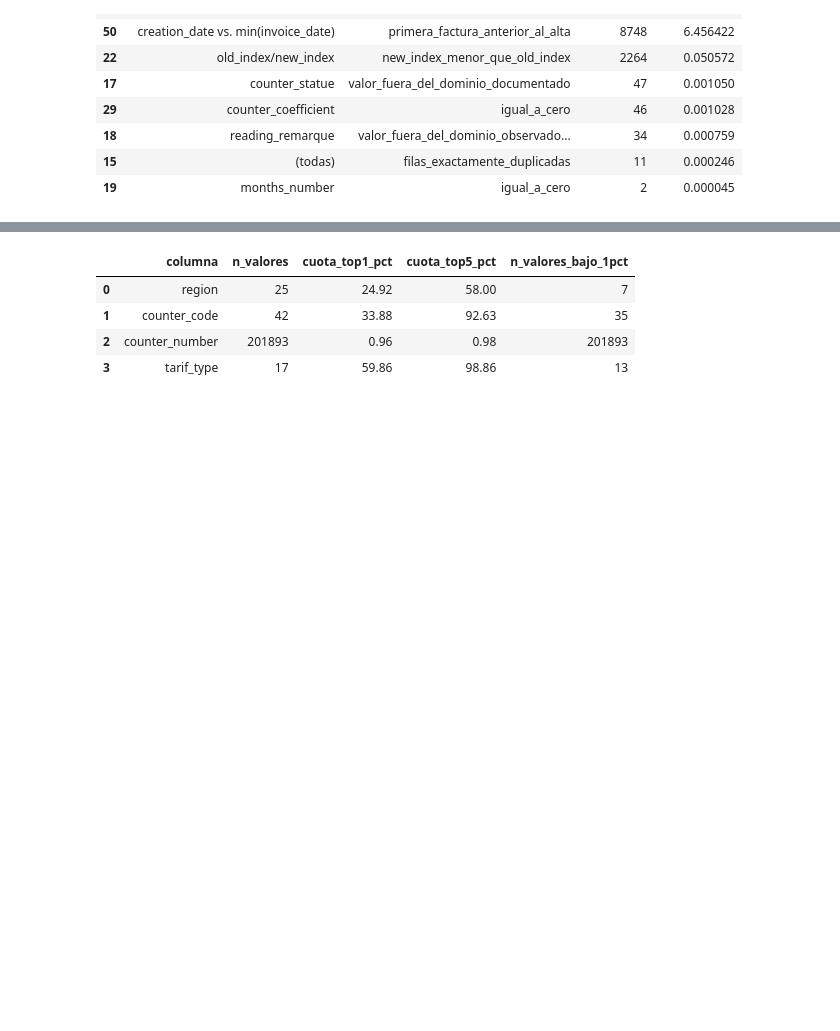
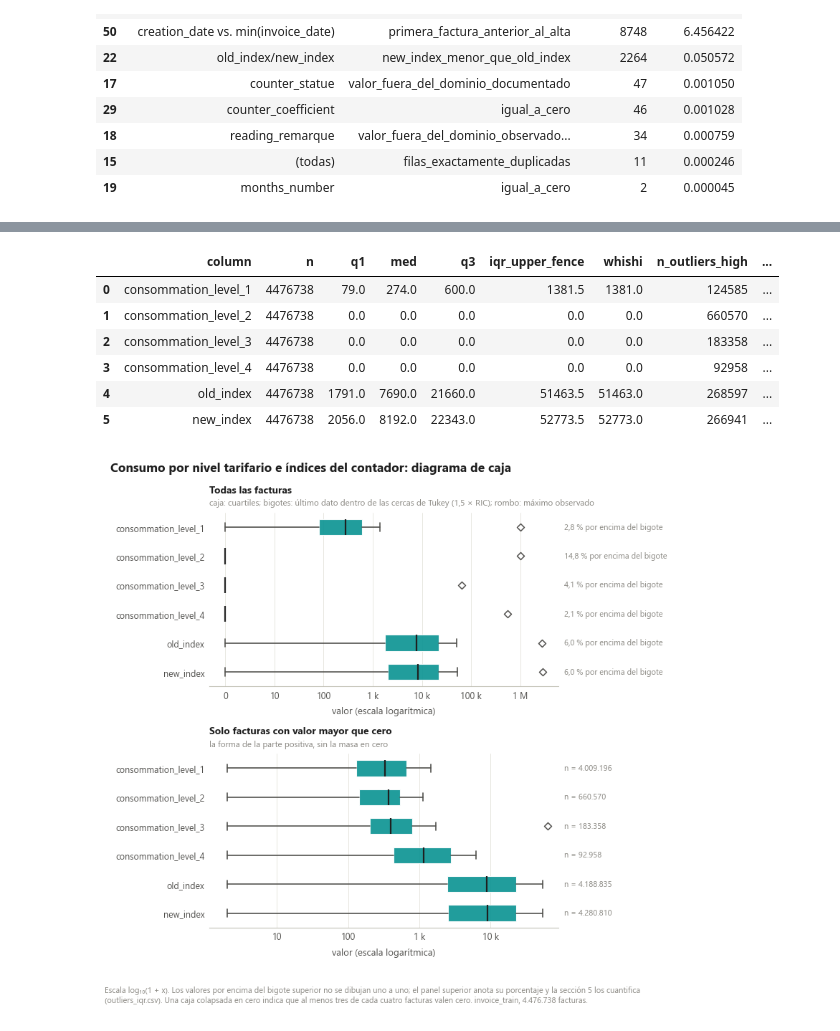
Before and after one commit to omedinaavilla/Fraud-detection-in-Energy-Consume, a Jupyter notebook: notebooks/01_eda.ipynb, the cells around one changed output, grey strips where cells are left out. Cells and saved outputs as stored; diff of their text form; code cells hidden in the pictures; blank space fills up the shorter version.

```diff
--- a/notebooks/01_eda.ipynb
+++ b/notebooks/01_eda.ipynb
@@ -420,13 +445,0 @@ gráfico con cuarenta barras no responde ninguna pregunta.
-# %%
-fig, axes = plt.subplots(2, 3, figsize=fg.FIGSIZE_GRID)
-columnas = CONS + ["old_index", "new_index"]
-for ax, col in zip(axes.ravel(), columnas):
-    fg.plot_log_histogram(ax, invoice_train[col].to_numpy(), color=fg.COLOR_NEUTRAL)
-    pct_cero = 100 * float((invoice_train[col] == 0).mean())
-    ax.set_title(f"{col}\n{pct_cero:.0f} % en cero".replace(".", ","), fontsize=9)
-    ax.set_xlabel("log₁₀(1 + valor)")
-fig.suptitle("Consumo por nivel tarifario e índices del contador", fontsize=11)
-fig.tight_layout()
-fg.add_caption(fig, "Escala logarítmica en el eje x. El consumo no tiene unidad declarada "
-                    "en la fuente. invoice_train, 4.476.738 facturas.")
-fg.save_figure(fig, FIGURES / "fig_univ_consumo_indices.png")
@@ -451,21 +489,43 @@ fg.save_figure(fig, FIGURES / "fig_univ_categoricas.png")
 # %%
-alta_card = []
-for col in ["region", "counter_code", "counter_number", "tarif_type"]:
-    vc = invoice_train[col].value_counts() if col != "region" else client_train[col].value_counts()
-    n = len(invoice_train) if col != "region" else len(client_train)
-    alta_card.append({
-        "columna": col,
-        "n_valores": int(len(vc)),
-        "cuota_top1_pct": round(100 * vc.iloc[0] / n, 2),
-        "cuota_top5_pct": round(100 * vc.head(5).sum() / n, 2),
-        "n_valores_bajo_1pct": int((vc / n < 0.01).sum()),
-    })
-guardar(pd.DataFrame(alta_card), "univariate_high_cardinality")
-display(pd.DataFrame(alta_card))
+# Diagrama de caja de las mismas seis variables, en escala logarítmica. Complementa a los
+# histogramas: caja y bigotes se calculan en la escala original con el criterio de Tukey,
+# el mismo que cuantifica los atípicos de la sección 5, así que figura y tabla cuadran.
+columnas = CONS + ["old_index", "new_index"]
+cajas = [fg.boxplot_stats(invoice_train[c].to_numpy(), c) for c in columnas]
+positivas = [fg.boxplot_stats(invoice_train.loc[invoice_train[c] > 0, c].to_numpy(), c)
+             for c in columnas]
+tabla_cajas = pd.DataFrame(cajas).rename(columns={"label": "column"})
+guardar(tabla_cajas, "univariate_boxplot_consumo")
+
+fig, axes = plt.subplots(2, 1, figsize=(8.0, 7.2))
+fg.plot_boxplots(axes[0], cajas, log=True, annotate="outliers")
+fg.set_title(axes[0], "Todas las facturas",
+             "caja: cuartiles; bigotes: último dato dentro de las cercas de Tukey (1,5 × RIC); "
+             "rombo: máximo observado",
+             size=10)
+fg.plot_boxplots(axes[1], positivas, log=True, annotate="n")
+fg.set_title(axes[1], "Solo facturas con valor mayor que cero",
+             "la forma de la parte positiva, sin la masa en cero", size=10)
+for ax in axes:
+    ax.set_xlabel("valor (escala logarítmica)")
+fig.suptitle("Consumo por nivel tarifario e índices del contador: diagrama de caja",
+             x=0.01, ha="left")
+fig.tight_layout()
+fg.add_caption(fig, "Escala log₁₀(1 + x). Los valores por encima del bigote superior no se "
+                    "dibujan uno a uno; el panel superior anota su porcentaje y la sección 5 los "
+                    "cuantifica (outliers_iqr.csv). Una caja colapsada en cero indica que al "
+                    "menos tres de cada cuatro facturas valen cero. invoice_train, "
+                    f"{uni.mil(len(invoice_train))} facturas.")
+fg.save_figure(fig, FIGURES / "fig_univ_boxplot_consumo.png")
+display(tabla_cajas[["column", "n", "q1", "med", "q3", "iqr_upper_fence", "whishi",
+                     "n_outliers_high", "pct_outliers_high", "max"]].round(2))
 # %% [output]
-|  | columna | n_valores | cuota_top1_pct | cuota_top5_pct | n_valores_bajo_1pct |
-| 0 | region | 25 | 24.92 | 58.00 | 7 |
-| 1 | counter_code | 42 | 33.88 | 92.63 | 35 |
-| 2 | counter_number | 201893 | 0.96 | 0.98 | 201893 |
-| 3 | tarif_type | 17 | 59.86 | 98.86 | 13 |
+|  | column | n | q1 | med | q3 | iqr_upper_fence | whishi | n_outliers_high | ... |
+| 0 | consommation_level_1 | 4476738 | 79.0 | 274.0 | 600.0 | 1381.5 | 1381.0 | 124585 | ... |
+| 1 | consommation_level_2 | 4476738 | 0.0 | 0.0 | 0.0 | 0.0 | 0.0 | 660570 | ... |
+| 2 | consommation_level_3 | 4476738 | 0.0 | 0.0 | 0.0 | 0.0 | 0.0 | 183358 | ... |
+| 3 | consommation_level_4 | 4476738 | 0.0 | 0.0 | 0.0 | 0.0 | 0.0 | 92958 | ... |
+| 4 | old_index | 4476738 | 1791.0 | 7690.0 | 21660.0 | 51463.5 | 51463.0 | 268597 | ... |
+| 5 | new_index | 4476738 | 2056.0 | 8192.0 | 22343.0 | 52773.5 | 52773.0 | 266941 | ... |
+[figure, added]
 # %%
```
Also changed, not shown: parts of 78 cells of this notebook, 22 other files.
